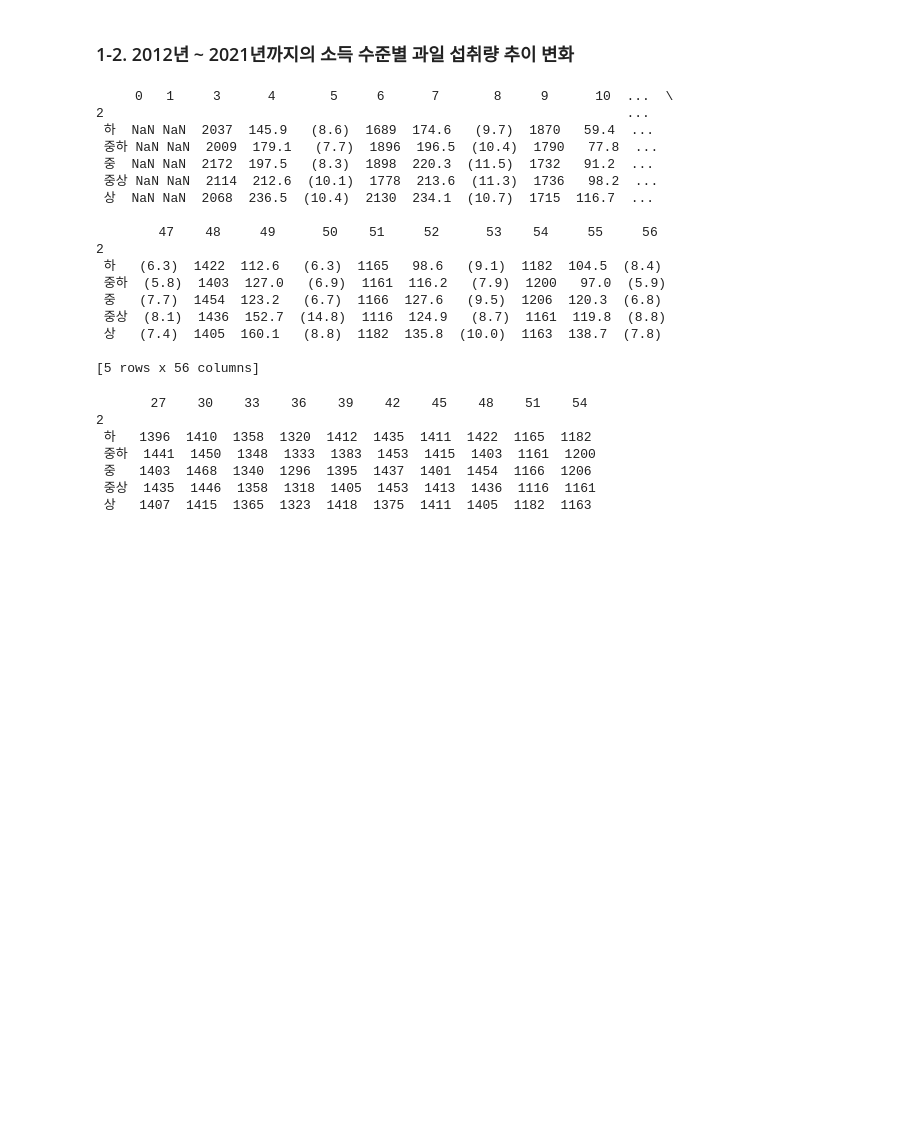
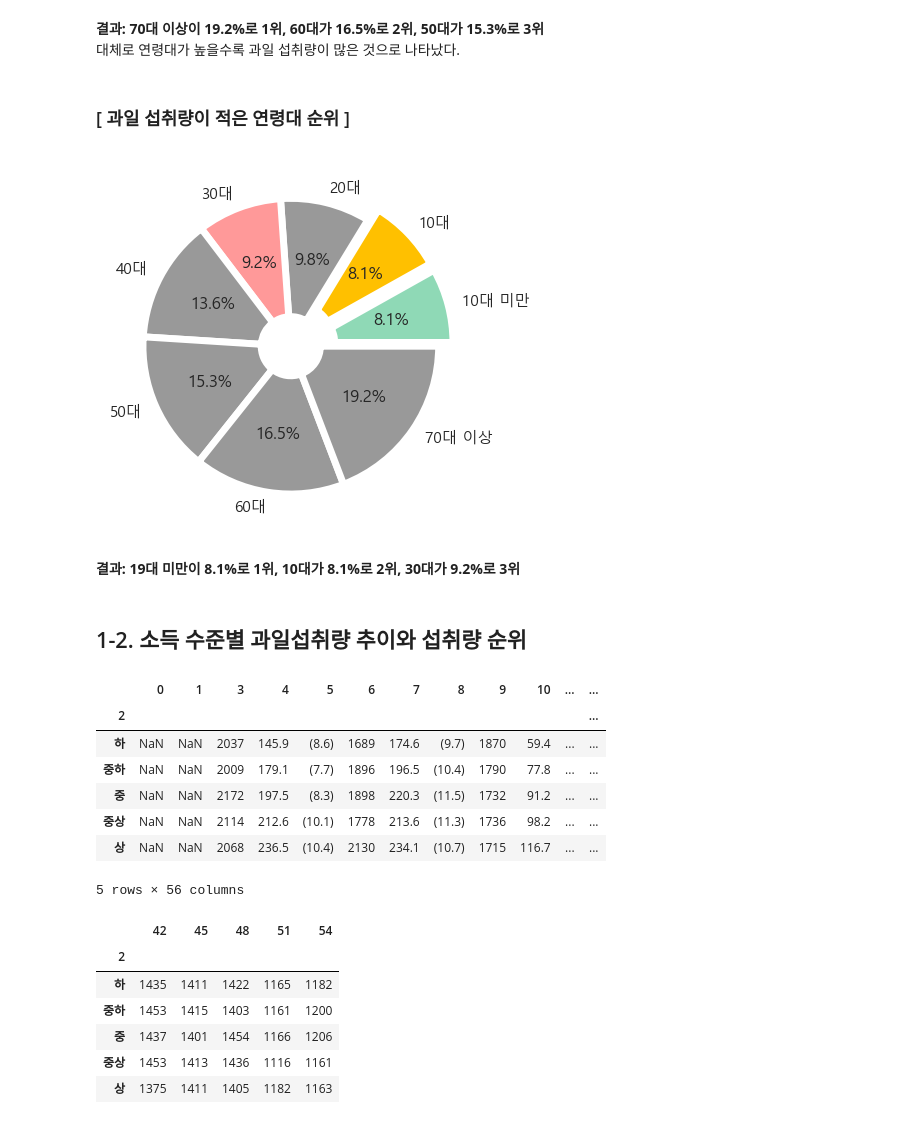
Before and after one commit to jdawoony/big-data-analytics, a Jupyter notebook: 데이터분석 (국내 과일 시장과 소비 분석).ipynb, the cells around one changed output. Cells and saved outputs as stored; diff of their text form; code cells hidden in the pictures; blank space fills up the shorter version.

```diff
--- a/데이터분석 (국내 과일 시장과 소비 분석).ipynb
+++ b/데이터분석 (국내 과일 시장과 소비 분석).ipynb
@@ -108,5 +133,20 @@ ax.set(xlabel='년도', ylabel='섭취량',title='연도에 따른 연령별 과
+# %% [markdown]
+<b>결과: 70대 이상이 19.2%로 1위, 60대가 16.5%로 2위, 50대가 15.3%로 3위</b> <br>
+대체로 연령대가 높을수록 과일 섭취량이 많은 것으로 나타났다.
+# %% [markdown]
+### [ 과일 섭취량이 적은 연령대 순위 ]
+# %%
+explode = [0.10, 0.10, 0, 0, 0, 0, 0, 0,]
+colors = ['#8fd9b6', '#ffc000', '#999','#ff9999', '#999', '#999', '#999', '#999']
+wedgeprops={'width': 0.8, 'edgecolor': 'w', 'linewidth': 5}
+plt.pie(df_copy.loc['2021'], labels=df_copy.columns, explode=explode,autopct='%.1f%%', colors=colors, wedgeprops=wedgeprops)
+plt.show()
+# %% [output]
+[figure, added]
+# %% [markdown]
+<b>결과: 19대 미만이 8.1%로 1위, 10대가 8.1%로 2위, 30대가 9.2%로 3위</b>
 # %% [markdown]
-### 1-2. 2012년 ~ 2021년까지의 소득 수준별 과일 섭취량 추이 변화
+## 1-2. 소득 수준별 과일섭취량 추이와 섭취량 순위
 # %%
 # Excel 파일 읽기 : 소득수준별 데이터
 income_df = pd.read_excel(file_path,
@@ -117,39 +157,27 @@ income_df = pd.read_excel(file_path,
                    nrows=5)
 
 # 데이터프레임 확인
-print(income_df.head())
+income_df
 # %% [output]
+|  | 0 | 1 | 3 | 4 | 5 | 6 | 7 | 8 | 9 | 10 | ... | ... |
+| 2 |  |  |  |  |  |  |  |  |  |  |  | ... |
+| 하 | NaN | NaN | 2037 | 145.9 | (8.6) | 1689 | 174.6 | (9.7) | 1870 | 59.4 | ... | ... |
+| 중하 | NaN | NaN | 2009 | 179.1 | (7.7) | 1896 | 196.5 | (10.4) | 1790 | 77.8 | ... | ... |
+| 중 | NaN | NaN | 2172 | 197.5 | (8.3) | 1898 | 220.3 | (11.5) | 1732 | 91.2 | ... | ... |
+| 중상 | NaN | NaN | 2114 | 212.6 | (10.1) | 1778 | 213.6 | (11.3) | 1736 | 98.2 | ... | ... |
+| 상 | NaN | NaN | 2068 | 236.5 | (10.4) | 2130 | 234.1 | (10.7) | 1715 | 116.7 | ... | ... |
-     0   1     3      4       5     6      7       8     9      10  ...  \
-2                                                                   ...
- 하  NaN NaN  2037  145.9   (8.6)  1689  174.6   (9.7)  1870   59.4  ...
- 중하 NaN NaN  2009  179.1   (7.7)  1896  196.5  (10.4)  1790   77.8  ...
- 중  NaN NaN  2172  197.5   (8.3)  1898  220.3  (11.5)  1732   91.2  ...
- 중상 NaN NaN  2114  212.6  (10.1)  1778  213.6  (11.3)  1736   98.2  ...
- 상  NaN NaN  2068  236.5  (10.4)  2130  234.1  (10.7)  1715  116.7  ...
-
-        47    48     49      50    51     52      53    54     55     56
-2
- 하   (6.3)  1422  112.6   (6.3)  1165   98.6   (9.1)  1182  104.5  (8.4)
- 중하  (5.8)  1403  127.0   (6.9)  1161  116.2   (7.9)  1200   97.0  (5.9)
- 중   (7.7)  1454  123.2   (6.7)  1166  127.6   (9.5)  1206  120.3  (6.8)
- 중상  (8.1)  1436  152.7  (14.8)  1116  124.9   (8.7)  1161  119.8  (8.8)
- 상   (7.4)  1405  160.1   (8.8)  1182  135.8  (10.0)  1163  138.7  (7.8)
-
-[5 rows x 56 columns]
+5 rows × 56 columns
 # %%
-# 2012~2021 소득수준별 섭취 데이터만 수집
+# 2017~2021(5년) 소득수준별 섭취 데이터만 수집
 df2=income_df.drop([0,1], axis=1)
-df2 = df2.iloc[:,24::3]
-print(df2.head())
-
-index_name = ['하','중하','중','중상','상'] #공백제거
-df2.index=index_name
+df2 = df2.iloc[:,39::3]
+df2
 # %% [output]
-       27    30    33    36    39    42    45    48    51    54
-2
- 하   1396  1410  1358  1320  1412  1435  1411  1422  1165  1182
- 중하  1441  1450  1348  1333  1383  1453  1415  1403  1161  1200
- 중   1403  1468  1340  1296  1395  1437  1401  1454  1166  1206
- 중상  1435  1446  1358  1318  1405  1453  1413  1436  1116  1161
- 상   1407  1415  1365  1323  1418  1375  1411  1405  1182  1163
+|  | 42 | 45 | 48 | 51 | 54 |
+| 2 |  |  |  |  |  |
+| 하 | 1435 | 1411 | 1422 | 1165 | 1182 |
+| 중하 | 1453 | 1415 | 1403 | 1161 | 1200 |
+| 중 | 1437 | 1401 | 1454 | 1166 | 1206 |
+| 중상 | 1453 | 1413 | 1436 | 1116 | 1161 |
+| 상 | 1375 | 1411 | 1405 | 1182 | 1163 |
 # %%
```
Also changed, not shown: parts of 46 cells of this notebook.
